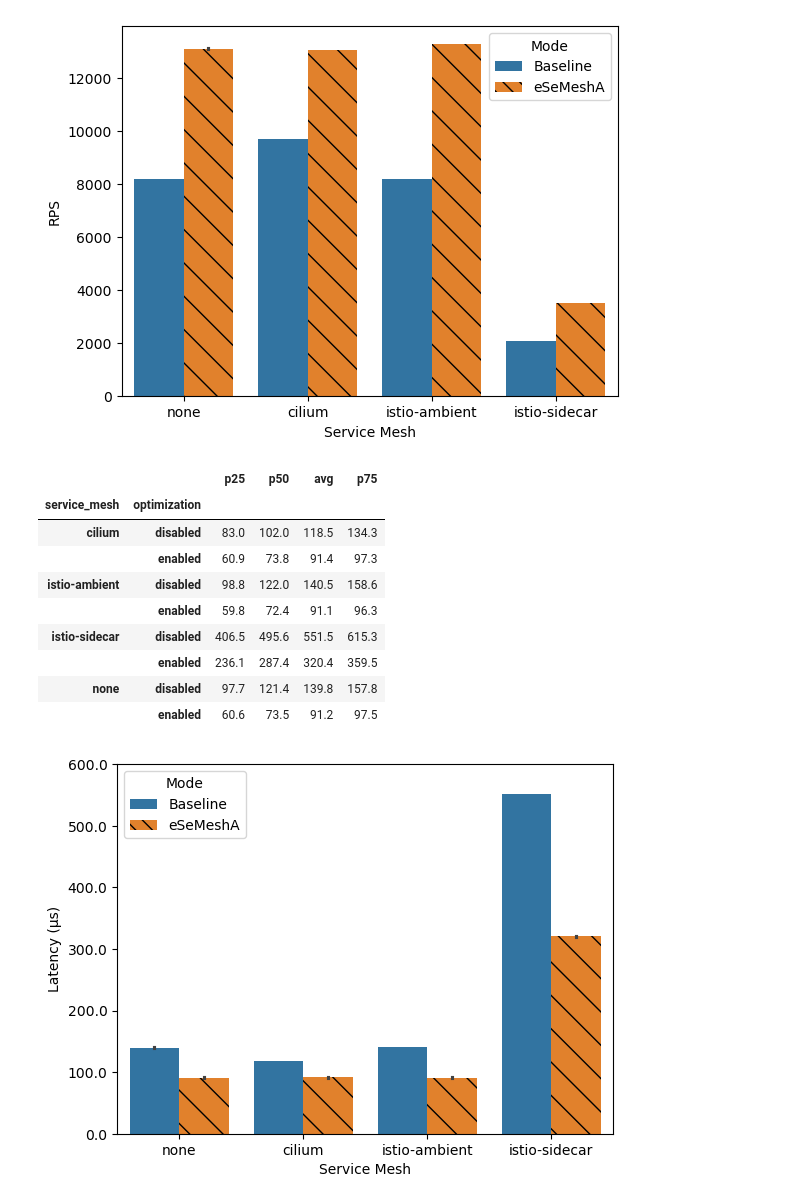
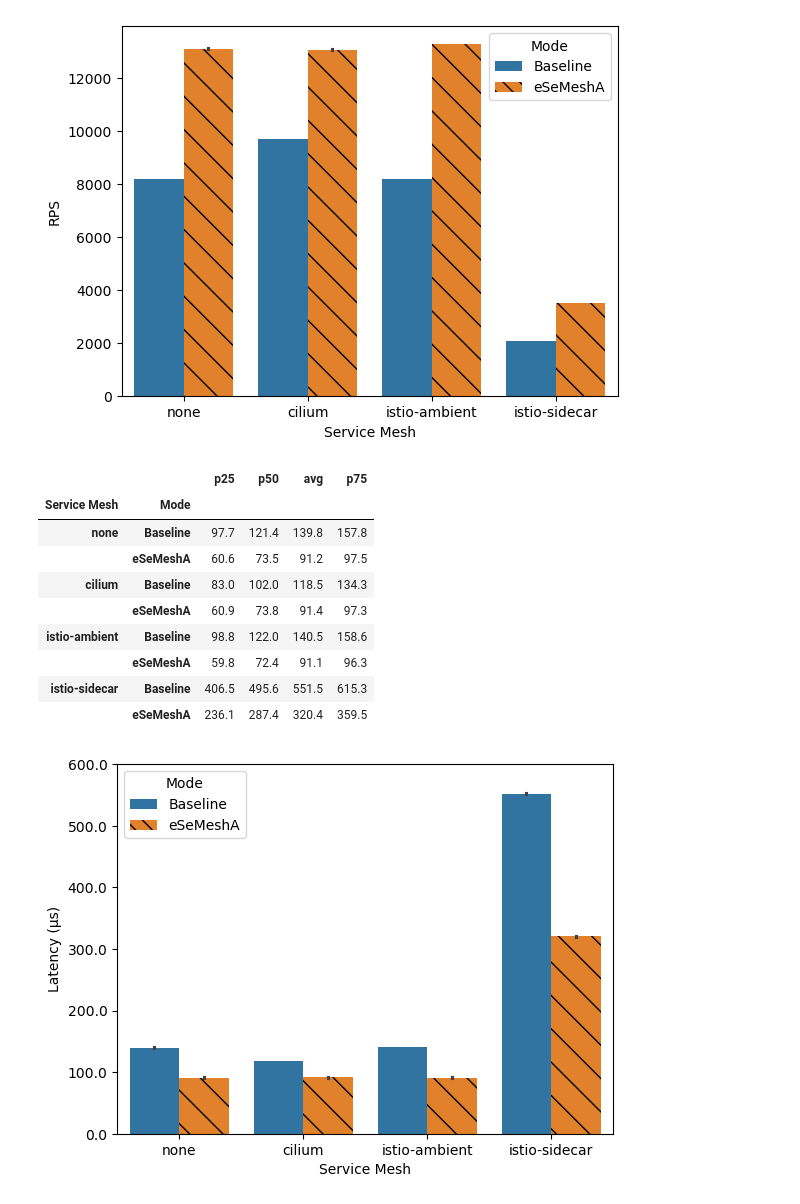
Before and after one commit to arthursimas1/mesh-fastpath, a Jupyter notebook: graphs/data-analysis.ipynb, the cells around one changed output. Saved outputs shown, nothing was run; the diff lists cells and outputs as text; code cells hidden in the pictures.

```diff
--- a/graphs/data-analysis.ipynb
+++ b/graphs/data-analysis.ipynb
@@ -15,6 +19,12 @@ random.seed(42)
 # set fixed order of elements in graphs
 optimization_order = ['disabled', 'enabled']
 service_mesh_order = ['none', 'cilium', 'istio-ambient', 'istio-sidecar']
+# %%
+def set_index_order(df):
+    df = df.copy()
+    df = df.reindex(pd.MultiIndex.from_tuples([ (a, b) for a in service_mesh_order for b in optimization_order], names=['Service Mesh', 'Mode']))
+    df.index = pd.MultiIndex.from_tuples([ (a, {'disabled': 'Baseline', 'enabled': 'eSeMeshA'}[b]) for (a, b) in df.index.to_numpy()], names=['Service Mesh', 'Mode'])
+    return df
 # %%
 def update_legend(g, mapping):
     for text in g.get_legend().get_texts():
@@ -415,24 +455,25 @@ g.figure.savefig('ping-echo-barplot-rps.svg', bbox_inches='tight')
 # %%
 summary = ping_echo.groupby(['service_mesh', 'optimization'])['latency'].agg(
     p25=lambda x: x.quantile(.25),
     p50=lambda x: x.quantile(.50),
     avg=lambda x: x.mean(),
     p75=lambda x: x.quantile(.75),
 ).map(lambda x: format_time(x, 'ns', 'us'))
+summary = set_index_order(summary)
 
 summary
 #print_latex(summary)
 # %% [output]
 |  |  | p25 | p50 | avg | p75 |
-| service_mesh | optimization |  |  |  |  |
-| cilium | disabled | 83.0 | 102.0 | 118.5 | 134.3 |
-|  | enabled | 60.9 | 73.8 | 91.4 | 97.3 |
-| istio-ambient | disabled | 98.8 | 122.0 | 140.5 | 158.6 |
-|  | enabled | 59.8 | 72.4 | 91.1 | 96.3 |
-| istio-sidecar | disabled | 406.5 | 495.6 | 551.5 | 615.3 |
-|  | enabled | 236.1 | 287.4 | 320.4 | 359.5 |
-| none | disabled | 97.7 | 121.4 | 139.8 | 157.8 |
-|  | enabled | 60.6 | 73.5 | 91.2 | 97.5 |
+| Service Mesh | Mode |  |  |  |  |
+| none | Baseline | 97.7 | 121.4 | 139.8 | 157.8 |
+|  | eSeMeshA | 60.6 | 73.5 | 91.2 | 97.5 |
+| cilium | Baseline | 83.0 | 102.0 | 118.5 | 134.3 |
+|  | eSeMeshA | 60.9 | 73.8 | 91.4 | 97.3 |
+| istio-ambient | Baseline | 98.8 | 122.0 | 140.5 | 158.6 |
+|  | eSeMeshA | 59.8 | 72.4 | 91.1 | 96.3 |
+| istio-sidecar | Baseline | 406.5 | 495.6 | 551.5 | 615.3 |
+|  | eSeMeshA | 236.1 | 287.4 | 320.4 | 359.5 |
 # %%
 g = sns.barplot(data=ping_echo, y='latency', x='service_mesh', hue='optimization', order=service_mesh_order, hue_order=optimization_order)
 
```
Also changed, not shown: parts of 21 cells of this notebook, 5 other files.
